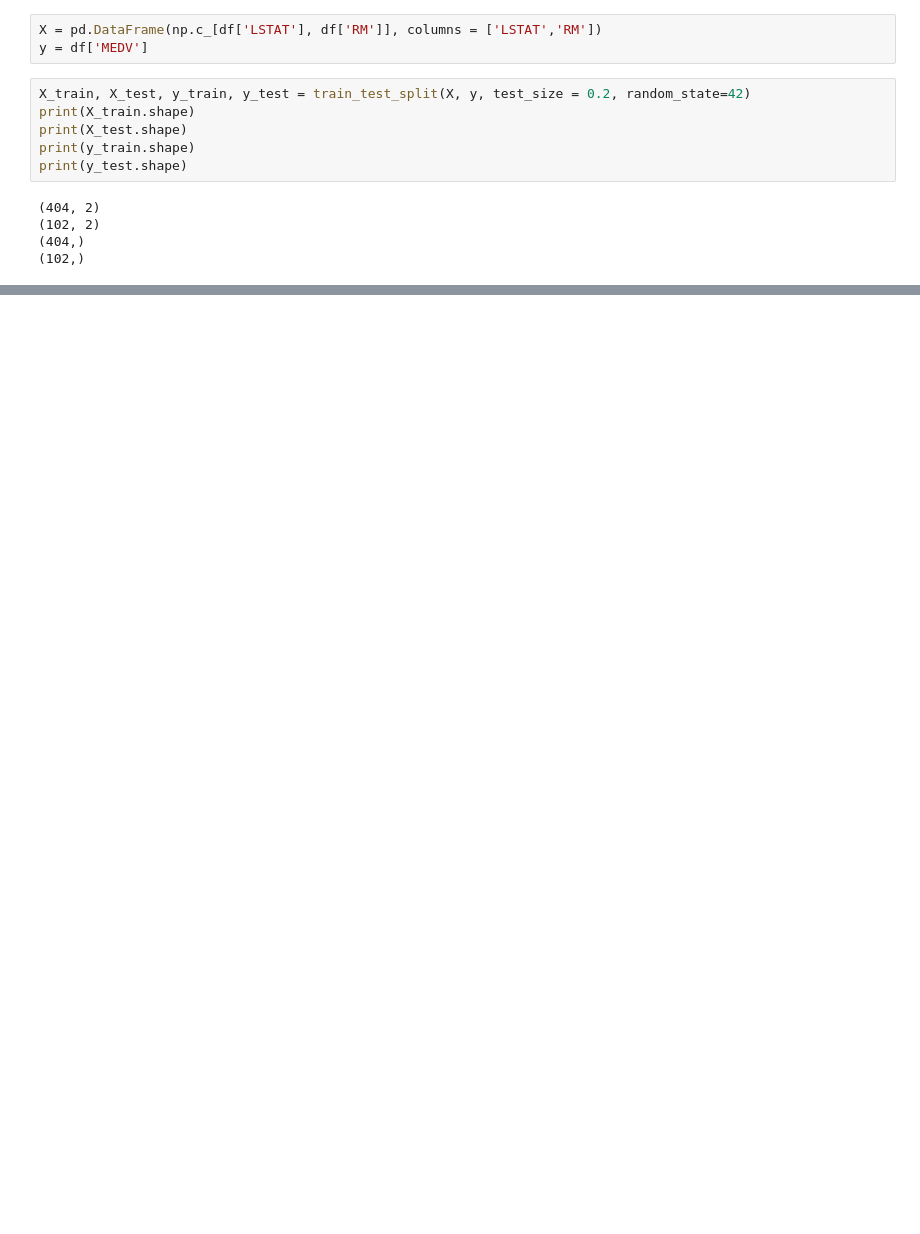
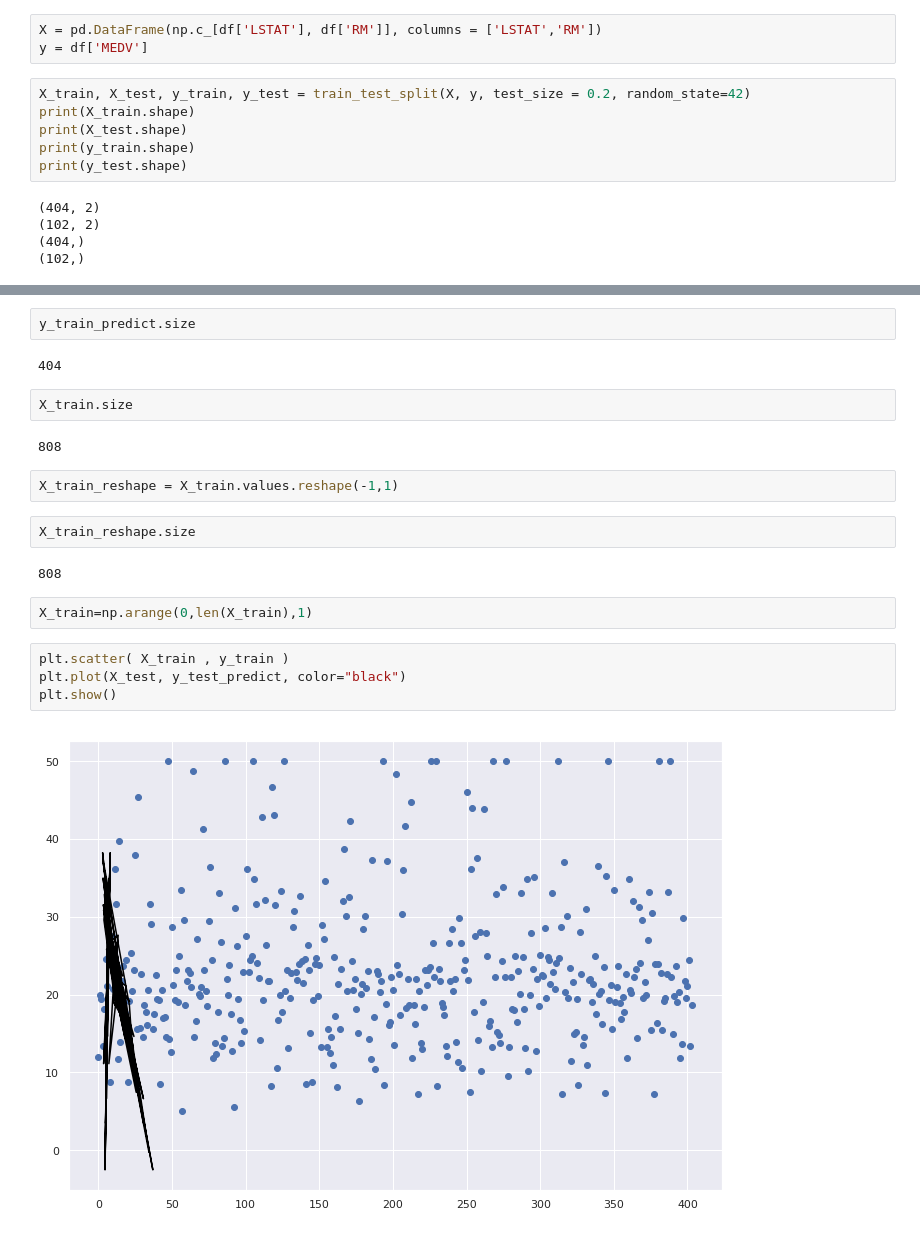
Before and after one commit to mansi0829/sem6, a Jupyter notebook: DSBDAL/A4/31231_A4_New.ipynb, the cells around one changed output, grey strips where cells are left out. Drawn from its saved outputs; the diff is of its cells as text; blank space fills up the shorter version.

```diff
--- a/DSBDAL/A4/31231_A4_New.ipynb
+++ b/DSBDAL/A4/31231_A4_New.ipynb
@@ -161,0 +154,22 @@ R2 score is 0.5739577415025858
+# %%
+y_train_predict.size
+# %% [output]
+404
+# %%
+X_train.size
+# %% [output]
+808
+# %%
+X_train_reshape = X_train.values.reshape(-1,1)
+# %%
+X_train_reshape.size
+# %% [output]
+808
+# %%
+X_train=np.arange(0,len(X_train),1)
+# %%
+plt.scatter( X_train , y_train )
+plt.plot(X_test, y_test_predict, color="black")
+plt.show()
+# %% [output]
+[figure, added]
```
Also changed, not shown: parts of 12 cells of this notebook.
